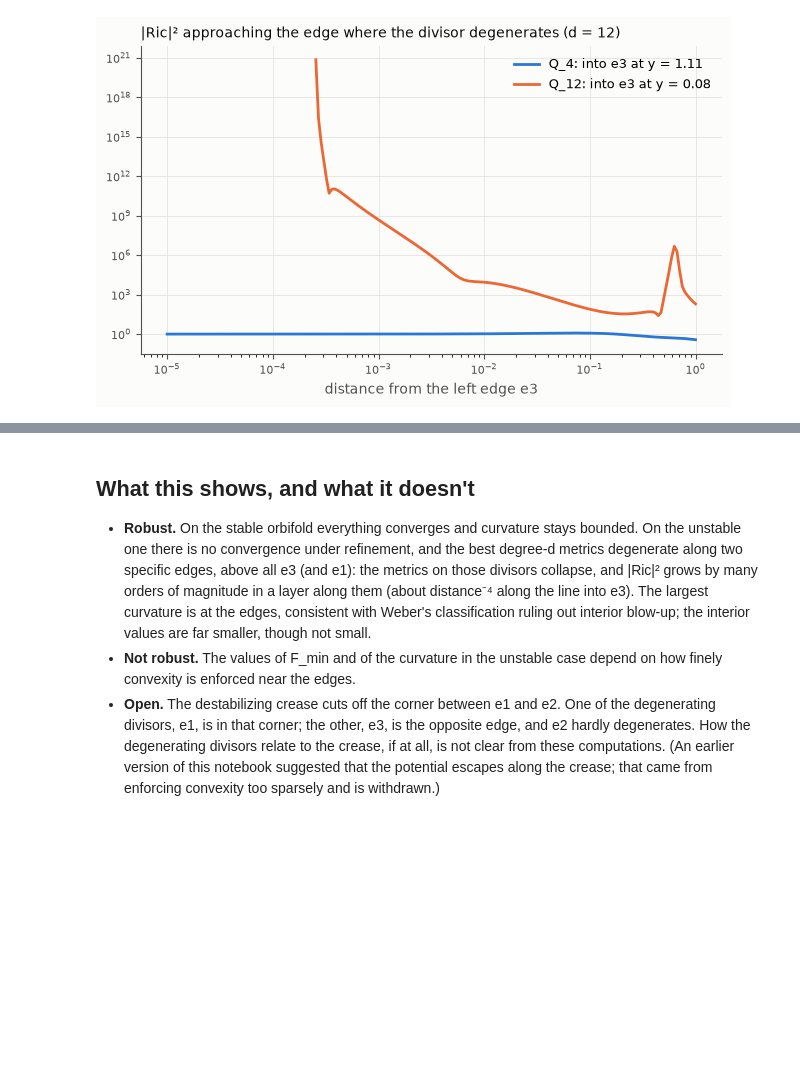
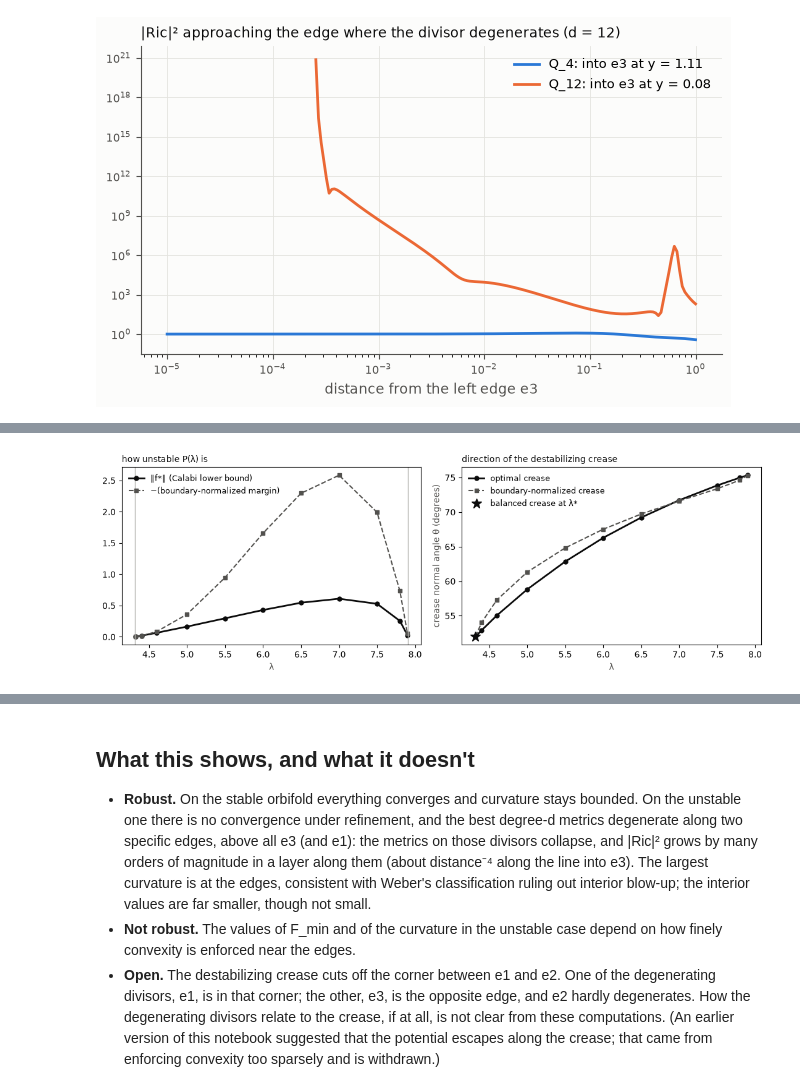
Before and after one commit to lapisetanima/toric-kahlers, a Jupyter notebook: notebooks/03_unstable_orbifold.ipynb, the cells around one changed output, grey strips where cells are left out. Saved outputs shown, nothing was run; the diff lists cells and outputs as text; code cells hidden in the pictures; blank space fills up the shorter version.

```diff
--- a/notebooks/03_unstable_orbifold.ipynb
+++ b/notebooks/03_unstable_orbifold.ipynb
@@ -207,0 +281,15 @@ ax.legend(frameon=False, fontsize=9);
+# %%
+from fractions import Fraction as Fr
+def Pl(lam, k=12):
+    yv = (8 - lam) / 3
+    return Polygon([(0, 0), (lam, 0), (lam - yv, yv), (0, 2)], labels=(1, k, k, k))
+LAM_STAR, LAM_2STAR, THETA_STAR = 4.31756909532834809, 7.90742, 51.948353
+lams = [Fr(108, 25), Fr(22, 5), Fr(23, 5), Fr(5), Fr(11, 2), Fr(6), Fr(13, 2), Fr(7), Fr(15, 2), Fr(39, 5), Fr(79, 10)]
+rows = []
+for lam in lams:
+    o, b = optimal_crease(Pl(lam)), crease_minimum(Pl(lam))
+    rows.append((float(lam), float(o.norm), np.degrees(o.crease.theta), float(b.value), np.degrees(b.crease.theta),
+                 max(float(o.piece_residual), float(o.continuity_residual))))
+print('    λ       ‖f*‖      θ_opt     boundary margin   θ_bnd    piece residuals')
+for r in rows:
+    print(f'{r[0]:6.3f}  {r[1]:.6f}  {r[2]:8.4f}°   {r[3]:+.6f}     {r[4]:8.4f}°   {r[5]:.0e}')
@@ -207,0 +309,20 @@ ax.legend(frameon=False, fontsize=9);
+# %%
+R = np.array(rows)
+fig, axes = plt.subplots(1, 2, figsize=(11, 3.8))
+ax = axes[0]
+ax.plot(R[:, 0], R[:, 1], 'o-', color=viz.INK, lw=2, ms=5, label='‖f*‖ (Calabi lower bound)')
+ax.plot(R[:, 0], -R[:, 3], 's--', color=viz.INK_2, lw=1.5, ms=5, label='−(boundary-normalized margin)')
+for v in (LAM_STAR, LAM_2STAR):
+    ax.axvline(v, color='#b5b4b0', lw=1)
+ax.set_xlabel('λ', color=viz.INK_2); ax.legend(frameon=False, fontsize=9)
+ax.set_title('how unstable P(λ) is', loc='left', fontsize=10, color=viz.INK)
+ax = axes[1]
+ax.plot(R[:, 0], R[:, 2], 'o-', color=viz.INK, lw=2, ms=5, label='optimal crease')
+ax.plot(R[:, 0], R[:, 4], 's--', color=viz.INK_2, lw=1.5, ms=5, label='boundary-normalized crease')
+ax.plot([LAM_STAR], [THETA_STAR], '*', color=viz.INK, ms=12, label='balanced crease at λ*')
+ax.set_xlabel('λ', color=viz.INK_2); ax.set_ylabel('crease normal angle θ (degrees)', color=viz.INK_2)
+ax.legend(frameon=False, fontsize=9)
+ax.set_title('direction of the destabilizing crease', loc='left', fontsize=10, color=viz.INK)
+fig.tight_layout()
+# %% [output]
+[figure, added]
```
Also changed, not shown: parts of 8 cells of this notebook, 7 other files.
